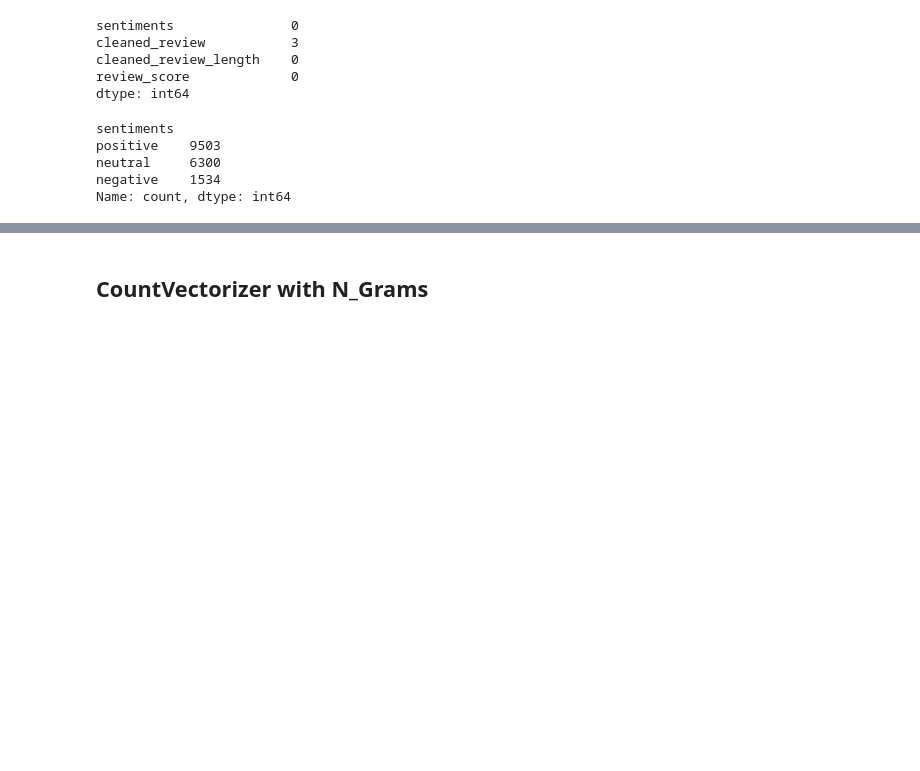
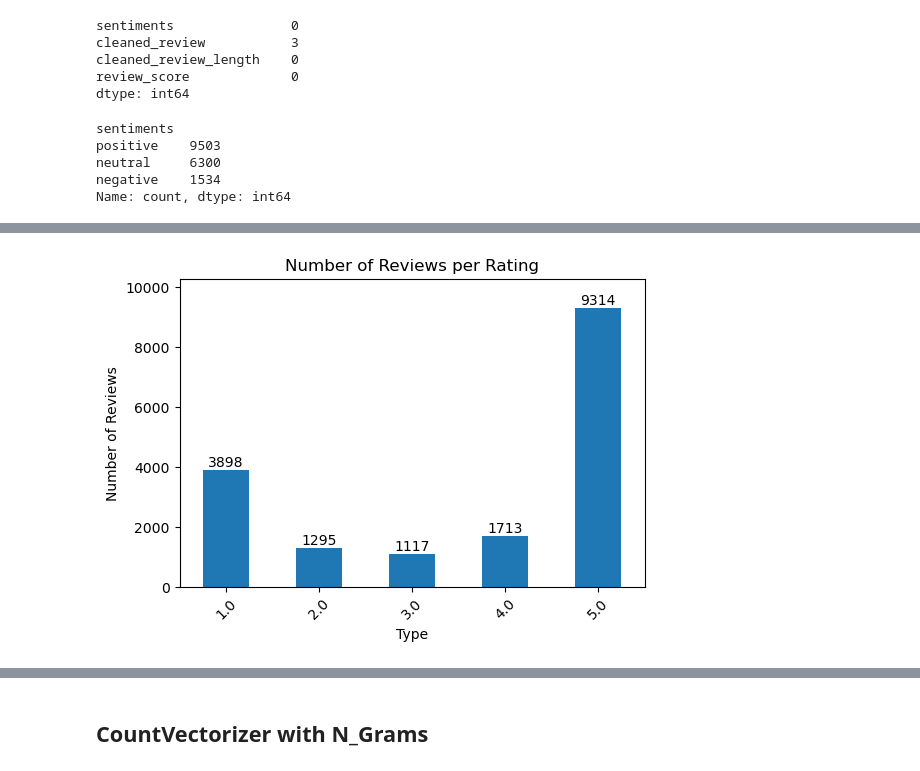
Before and after one commit to rsm-iiribarrenpenuelas/final-project-mgta415, a Jupyter notebook: martim.ipynb, the cells around one changed output, grey strips where cells are left out. Drawn from its saved outputs; the diff is of its cells as text; code cells hidden in the pictures; blank space fills up the shorter version.

```diff
--- a/martim.ipynb
+++ b/martim.ipynb
@@ -86,0 +92,3 @@ plt.show()
+# %%
+type_counts = df.review_score.value_counts(dropna=False).sort_index()
+type_counts
@@ -87,3 +103,20 @@ plt.show()
+# %%
+plt.figure(figsize=(6, 4))
+bars = type_counts.plot(kind='bar')
+plt.title('Number of Reviews per Rating')
+plt.xlabel('Type')
+plt.ylabel('Number of Reviews')
+plt.xticks(rotation=45)
+current_top = plt.ylim()[1]
+padding = current_top * 0.05
+plt.ylim(0, current_top + padding)
+
+for index, value in enumerate(type_counts):
+    plt.text(index, value, str(value), ha='center', va='bottom')
+
+plt.show()
+# %% [output]
+[figure, added]
 # %%
 ps = PorterStemmer()
 
```
Also changed, not shown: parts of 5 cells of this notebook, 2 other files.
